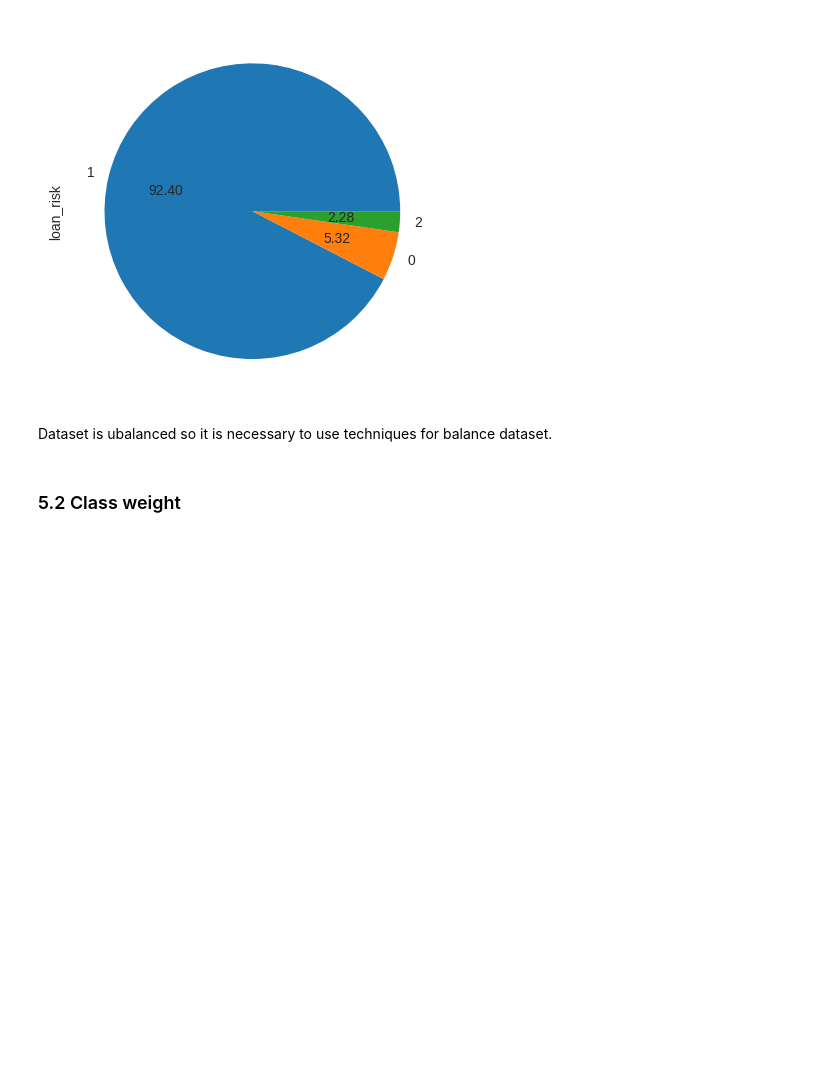
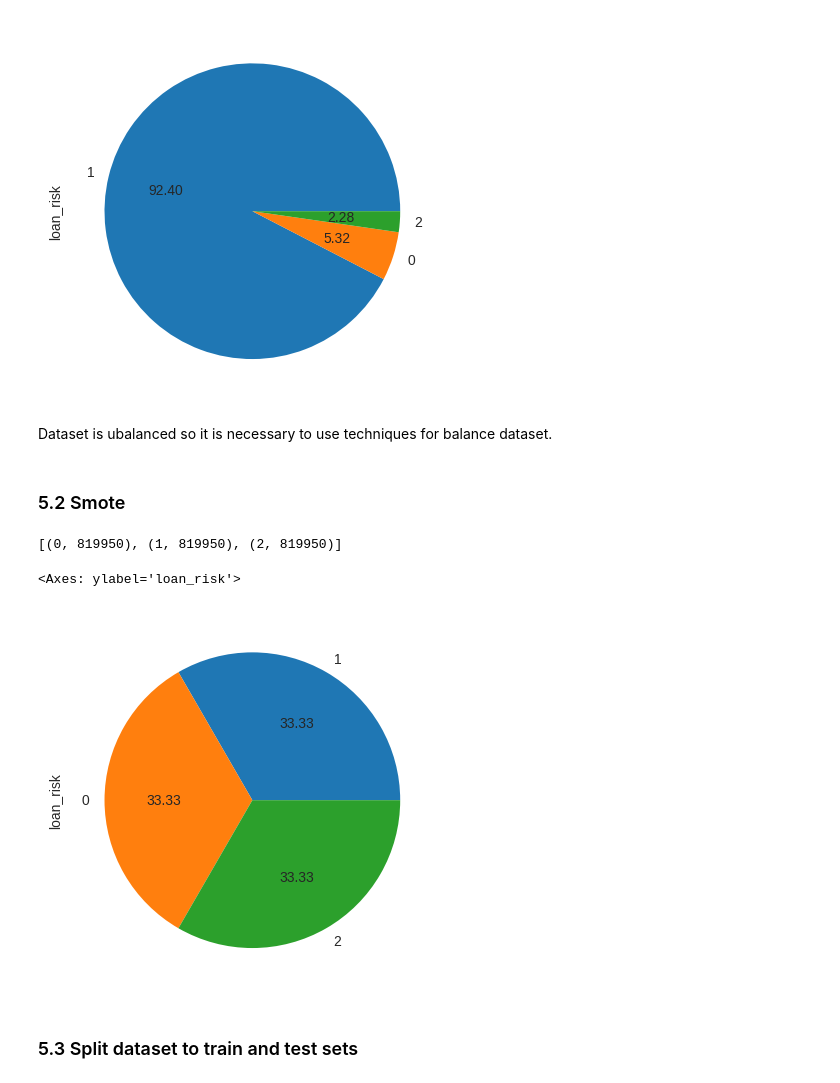
Before and after one commit to KamilShape/credit_risk_analysis, a Jupyter notebook: credit_risk_analysis.ipynb, the cells around one changed output. Drawn from its saved outputs; the diff is of its cells as text; code cells hidden in the pictures; blank space fills up the shorter version.

```diff
--- a/credit_risk_analysis.ipynb
+++ b/credit_risk_analysis.ipynb
@@ -289,4 +334,4 @@ y.value_counts().plot.pie(autopct = '%.2f')
 # %% [markdown]
 Dataset is ubalanced so it is necessary to use techniques for balance dataset.
 # %% [markdown]
-### 5.2 Class weight
+### 5.2 Smote
@@ -294,0 +338,12 @@ class_weight = class_weight.compute_class_weight(class_weight='balanced', classe
+# %%
+X_smote, y_smote = SMOTE().fit_resample(X, y)
+print(sorted(Counter(y_smote).items()))
+# %% [output]
+[(0, 819950), (1, 819950), (2, 819950)]
+# %%
+y_smote.value_counts().plot.pie(autopct = '%.2f')
+# %% [output]
+<Axes: ylabel='loan_risk'>
+[figure, added]
+# %% [markdown]
+### 5.3 Split dataset to train and test sets
```
Also changed, not shown: parts of 10 cells of this notebook.
